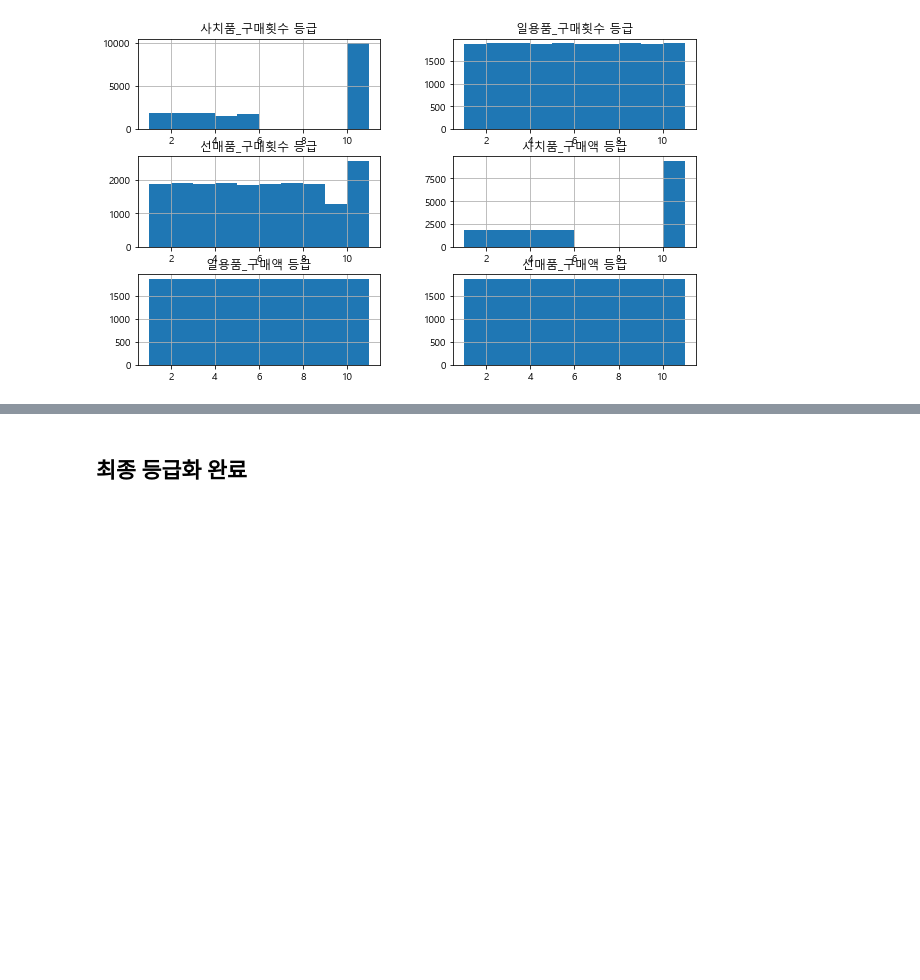
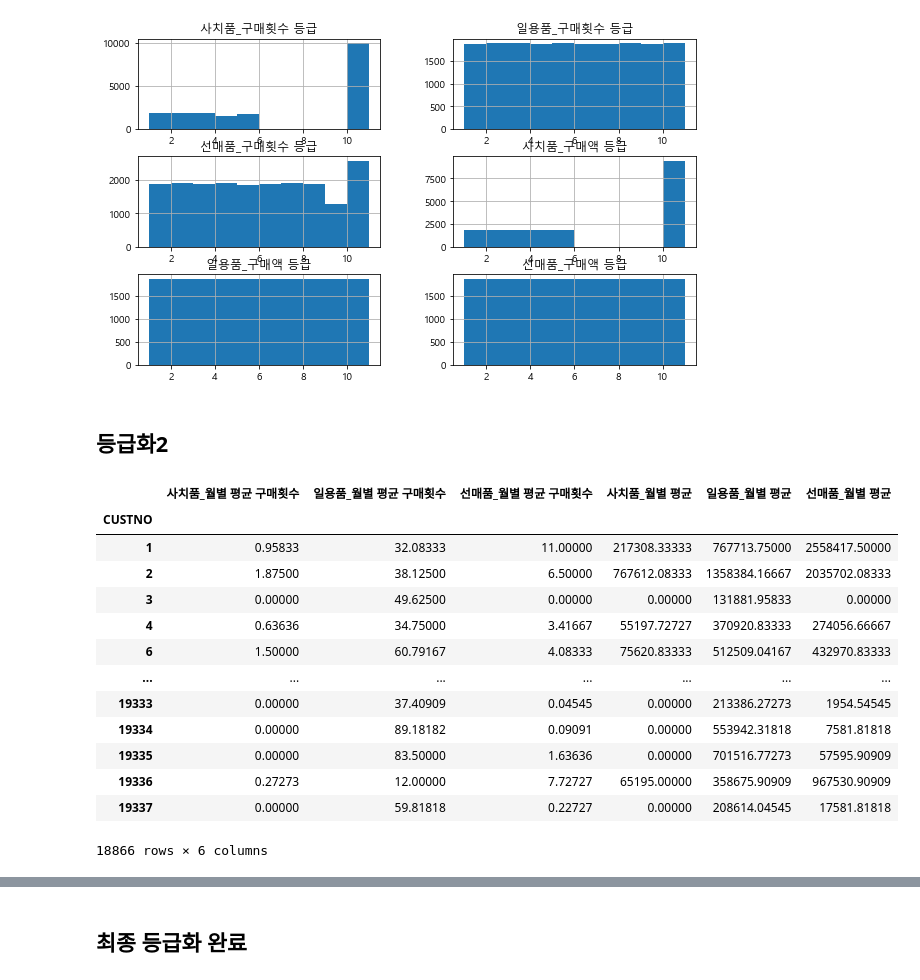
Before and after one commit to leejunghyunA/second_projects, a Jupyter notebook: M_월별평균금액 및 vip_1022.ipynb, the cells around one changed output, grey strips where cells are left out. Cells and saved outputs as stored; diff of their text form; code cells hidden in the pictures; blank space fills up the shorter version.

```diff
--- a/M_월별평균금액 및 vip_1022.ipynb
+++ b/M_월별평균금액 및 vip_1022.ipynb
@@ -1367,3 +1367,22 @@ grad_df_fillna.astype(int).hist(figsize = (10,6))
 plt.show()
 # %% [output]
 [figure]
+# %% [markdown]
+## 등급화2
+# %%
+month_mean_cnt_money_nonull
+# %% [output]
+|  | 사치품_월별 평균 구매횟수 | 일용품_월별 평균 구매횟수 | 선매품_월별 평균 구매횟수 | 사치품_월별 평균 | 일용품_월별 평균 | 선매품_월별 평균 |
+| CUSTNO |  |  |  |  |  |  |
+| 1 | 0.95833 | 32.08333 | 11.00000 | 217308.33333 | 767713.75000 | 2558417.50000 |
+| 2 | 1.87500 | 38.12500 | 6.50000 | 767612.08333 | 1358384.16667 | 2035702.08333 |
+| 3 | 0.00000 | 49.62500 | 0.00000 | 0.00000 | 131881.95833 | 0.00000 |
+| 4 | 0.63636 | 34.75000 | 3.41667 | 55197.72727 | 370920.83333 | 274056.66667 |
+| 6 | 1.50000 | 60.79167 | 4.08333 | 75620.83333 | 512509.04167 | 432970.83333 |
+| ... | ... | ... | ... | ... | ... | ... |
+| 19333 | 0.00000 | 37.40909 | 0.04545 | 0.00000 | 213386.27273 | 1954.54545 |
+| 19334 | 0.00000 | 89.18182 | 0.09091 | 0.00000 | 553942.31818 | 7581.81818 |
+| 19335 | 0.00000 | 83.50000 | 1.63636 | 0.00000 | 701516.77273 | 57595.90909 |
+| 19336 | 0.27273 | 12.00000 | 7.72727 | 65195.00000 | 358675.90909 | 967530.90909 |
+| 19337 | 0.00000 | 59.81818 | 0.22727 | 0.00000 | 208614.04545 | 17581.81818 |
+18866 rows × 6 columns
```
Also changed, not shown: parts of 44 cells of this notebook, 12 other files.
